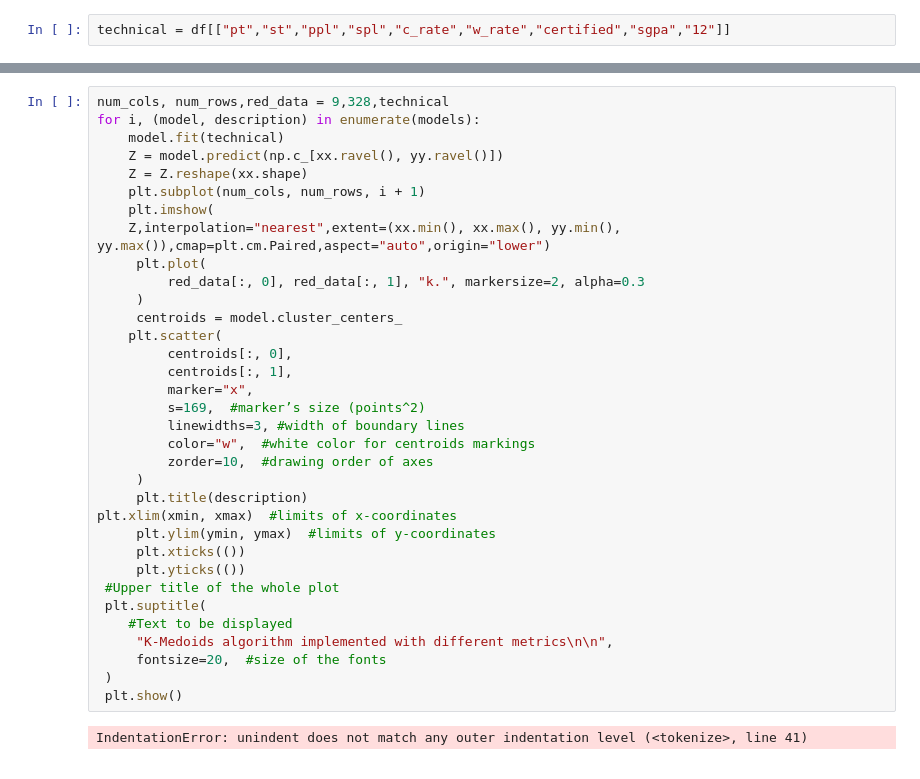
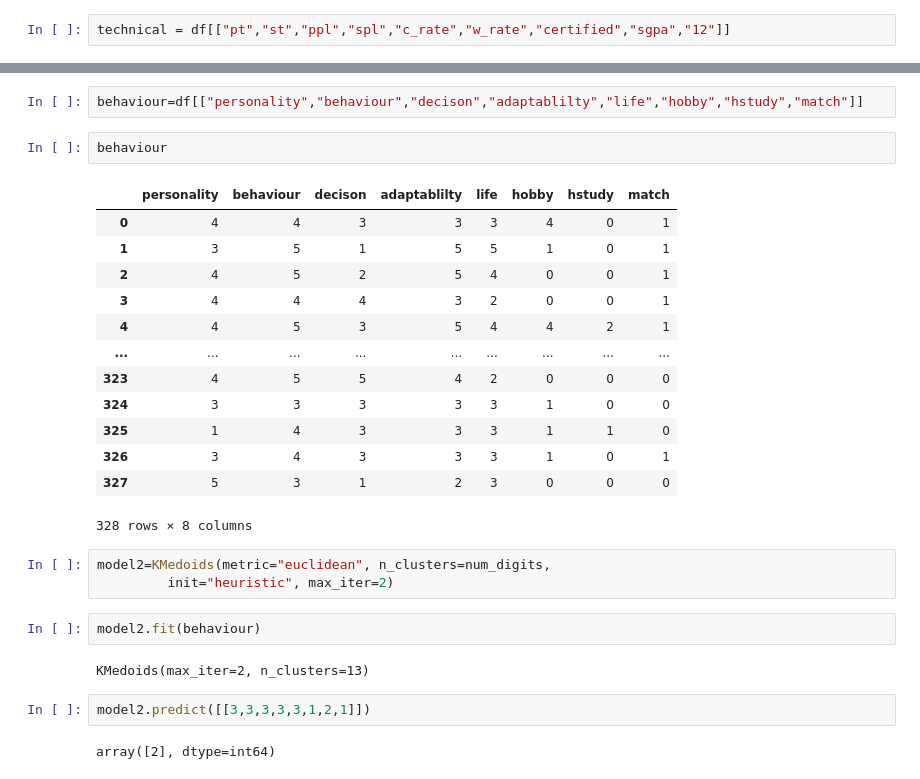
Before and after one commit to sarvjeetdev/friendsai, a Jupyter notebook: technical.ipynb, the cells around one changed output, grey strips where cells are left out. Drawn from its saved outputs; the diff is of its cells as text.

```diff
--- a/technical.ipynb
+++ b/technical.ipynb
@@ -231,36 +163,29 @@ len(second_model[1])
-# %%
-num_cols, num_rows,red_data = 9,328,technical
-for i, (model, description) in enumerate(models):
-    model.fit(technical)
-    Z = model.predict(np.c_[xx.ravel(), yy.ravel()])
-    Z = Z.reshape(xx.shape)
-    plt.subplot(num_cols, num_rows, i + 1)
-    plt.imshow(
-    Z,interpolation="nearest",extent=(xx.min(), xx.max(), yy.min(), yy.max()),cmap=plt.cm.Paired,aspect="auto",origin="lower")
-     plt.plot(
-         red_data[:, 0], red_data[:, 1], "k.", markersize=2, alpha=0.3
-     )
-     centroids = model.cluster_centers_
-    plt.scatter(
-         centroids[:, 0],
-         centroids[:, 1],
-         marker="x",
-         s=169,  #marker’s size (points^2)
-         linewidths=3, #width of boundary lines
-         color="w",  #white color for centroids markings
-         zorder=10,  #drawing order of axes
-     )
-     plt.title(description)
-plt.xlim(xmin, xmax)  #limits of x-coordinates
-     plt.ylim(ymin, ymax)  #limits of y-coordinates
-     plt.xticks(())
-     plt.yticks(())
- #Upper title of the whole plot
- plt.suptitle(
-    #Text to be displayed
-     "K-Medoids algorithm implemented with different metrics\n\n",
-     fontsize=20,  #size of the fonts
- )
- plt.show()
-# %% [output]
-IndentationError: unindent does not match any outer indentation level (<tokenize>, line 41)
+# %%
+behaviour=df[["personality","behaviour","decison","adaptablilty","life","hobby","hstudy","match"]]
+# %%
+behaviour
+# %% [output]
+|  | personality | behaviour | decison | adaptablilty | life | hobby | hstudy | match |
+| 0 | 4 | 4 | 3 | 3 | 3 | 4 | 0 | 1 |
+| 1 | 3 | 5 | 1 | 5 | 5 | 1 | 0 | 1 |
+| 2 | 4 | 5 | 2 | 5 | 4 | 0 | 0 | 1 |
+| 3 | 4 | 4 | 4 | 3 | 2 | 0 | 0 | 1 |
+| 4 | 4 | 5 | 3 | 5 | 4 | 4 | 2 | 1 |
+| ... | ... | ... | ... | ... | ... | ... | ... | ... |
+| 323 | 4 | 5 | 5 | 4 | 2 | 0 | 0 | 0 |
+| 324 | 3 | 3 | 3 | 3 | 3 | 1 | 0 | 0 |
+| 325 | 1 | 4 | 3 | 3 | 3 | 1 | 1 | 0 |
+| 326 | 3 | 4 | 3 | 3 | 3 | 1 | 0 | 1 |
+| 327 | 5 | 3 | 1 | 2 | 3 | 0 | 0 | 0 |
+328 rows × 8 columns
+# %%
+model2=KMedoids(metric="euclidean", n_clusters=num_digits,
+         init="heuristic", max_iter=2)
+# %%
+model2.fit(behaviour)
+# %% [output]
+KMedoids(max_iter=2, n_clusters=13)
+# %%
+model2.predict([[3,3,3,3,3,1,2,1]])
+# %% [output]
+array([2], dtype=int64)
```
Also changed, not shown: parts of 14 cells of this notebook.
